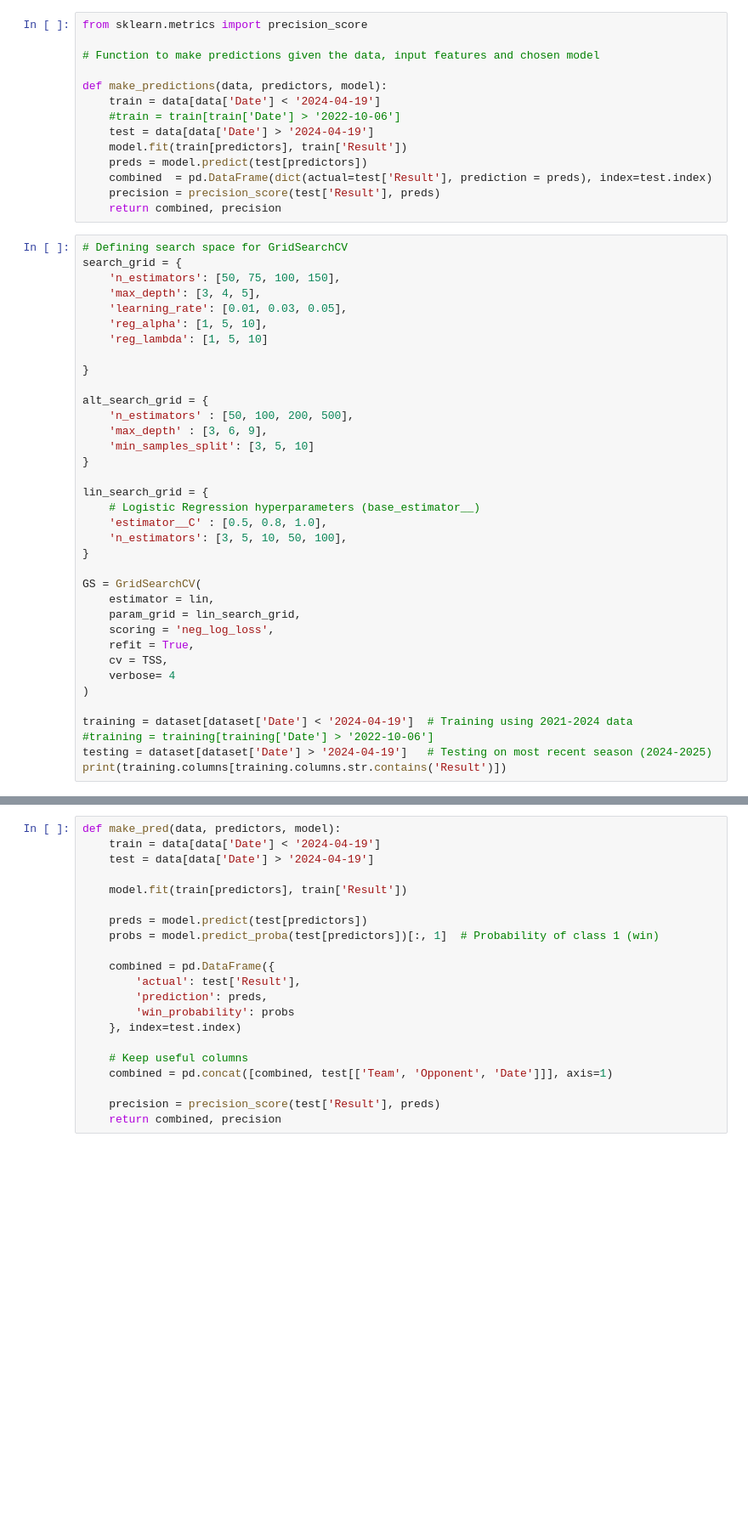
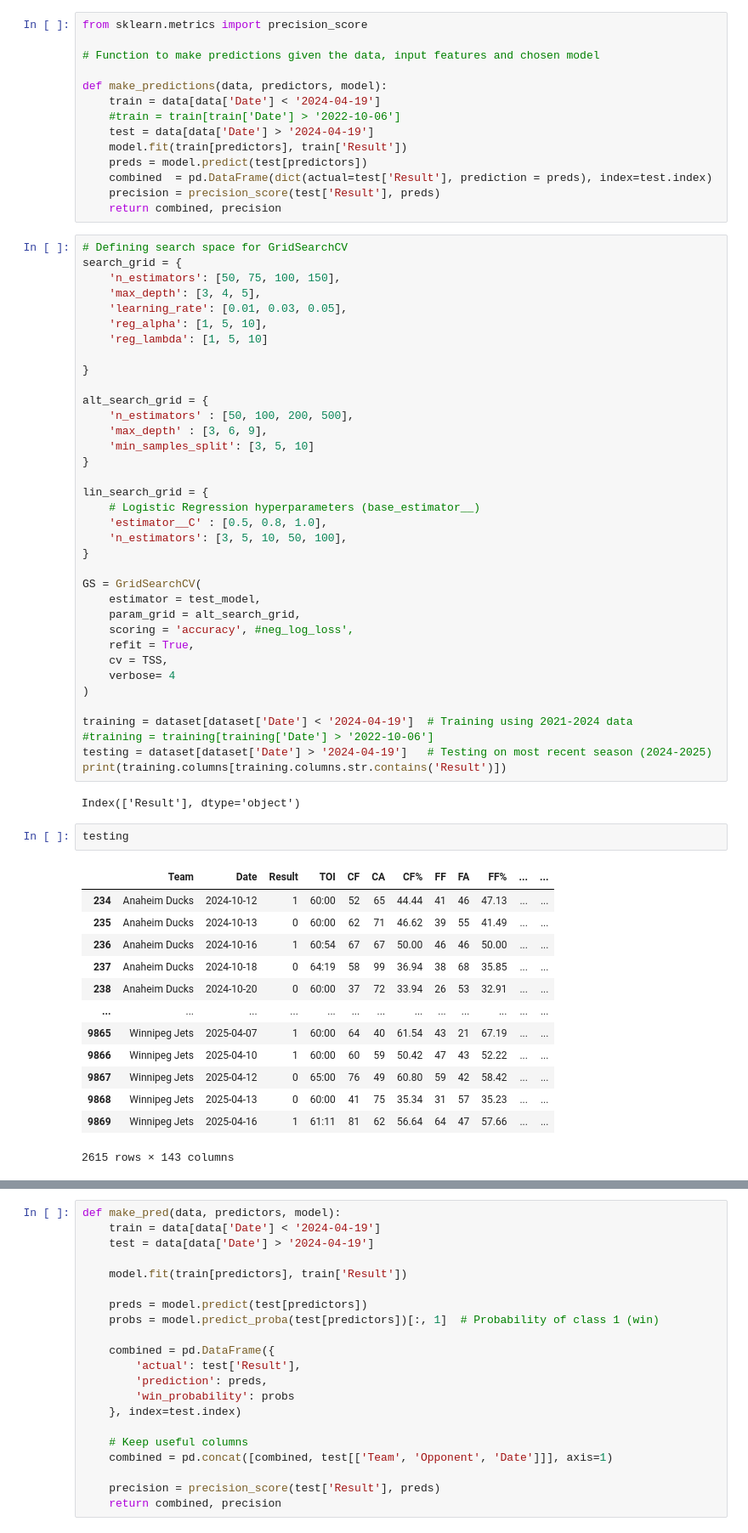
Before and after one commit to vblais12/NHL_stats_predictor, a Jupyter notebook: Testing/testing2.ipynb, the cells around one changed output, grey strips where cells are left out. Shown at 85% size. Saved outputs shown, nothing was run; the diff lists cells and outputs as text; blank space fills up the shorter version.

```diff
--- a/Testing/testing2.ipynb
+++ b/Testing/testing2.ipynb
@@ -217,9 +360,9 @@ lin_search_grid = {
 }
 
 GS = GridSearchCV(
-    estimator = lin,
-    param_grid = lin_search_grid,
-    scoring = 'neg_log_loss',
+    estimator = test_model,
+    param_grid = alt_search_grid,
+    scoring = 'accuracy', #neg_log_loss',
     refit = True,
     cv = TSS,
     verbose= 4
@@ -229,5 +372,23 @@ training = dataset[dataset['Date'] < '2024-04-19']  # Training using 2021-2024 d
 #training = training[training['Date'] > '2022-10-06']
 testing = dataset[dataset['Date'] > '2024-04-19']   # Testing on most recent season (2024-2025)
 print(training.columns[training.columns.str.contains('Result')])
+# %% [output]
+Index(['Result'], dtype='object')
+# %%
+testing
+# %% [output]
+|  | Team | Date | Result | TOI | CF | CA | CF% | FF | FA | FF% | ... | ... |
+| 234 | Anaheim Ducks | 2024-10-12 | 1 | 60:00 | 52 | 65 | 44.44 | 41 | 46 | 47.13 | ... | ... |
+| 235 | Anaheim Ducks | 2024-10-13 | 0 | 60:00 | 62 | 71 | 46.62 | 39 | 55 | 41.49 | ... | ... |
+| 236 | Anaheim Ducks | 2024-10-16 | 1 | 60:54 | 67 | 67 | 50.00 | 46 | 46 | 50.00 | ... | ... |
+| 237 | Anaheim Ducks | 2024-10-18 | 0 | 64:19 | 58 | 99 | 36.94 | 38 | 68 | 35.85 | ... | ... |
+| 238 | Anaheim Ducks | 2024-10-20 | 0 | 60:00 | 37 | 72 | 33.94 | 26 | 53 | 32.91 | ... | ... |
+| ... | ... | ... | ... | ... | ... | ... | ... | ... | ... | ... | ... | ... |
+| 9865 | Winnipeg Jets | 2025-04-07 | 1 | 60:00 | 64 | 40 | 61.54 | 43 | 21 | 67.19 | ... | ... |
+| 9866 | Winnipeg Jets | 2025-04-10 | 1 | 60:00 | 60 | 59 | 50.42 | 47 | 43 | 52.22 | ... | ... |
+| 9867 | Winnipeg Jets | 2025-04-12 | 0 | 65:00 | 76 | 49 | 60.80 | 59 | 42 | 58.42 | ... | ... |
+| 9868 | Winnipeg Jets | 2025-04-13 | 0 | 60:00 | 41 | 75 | 35.34 | 31 | 57 | 35.23 | ... | ... |
+| 9869 | Winnipeg Jets | 2025-04-16 | 1 | 61:11 | 81 | 62 | 56.64 | 64 | 47 | 57.66 | ... | ... |
+2615 rows × 143 columns
 # %%
 predictors
```
Also changed, not shown: parts of 34 cells of this notebook, 8 other files.
